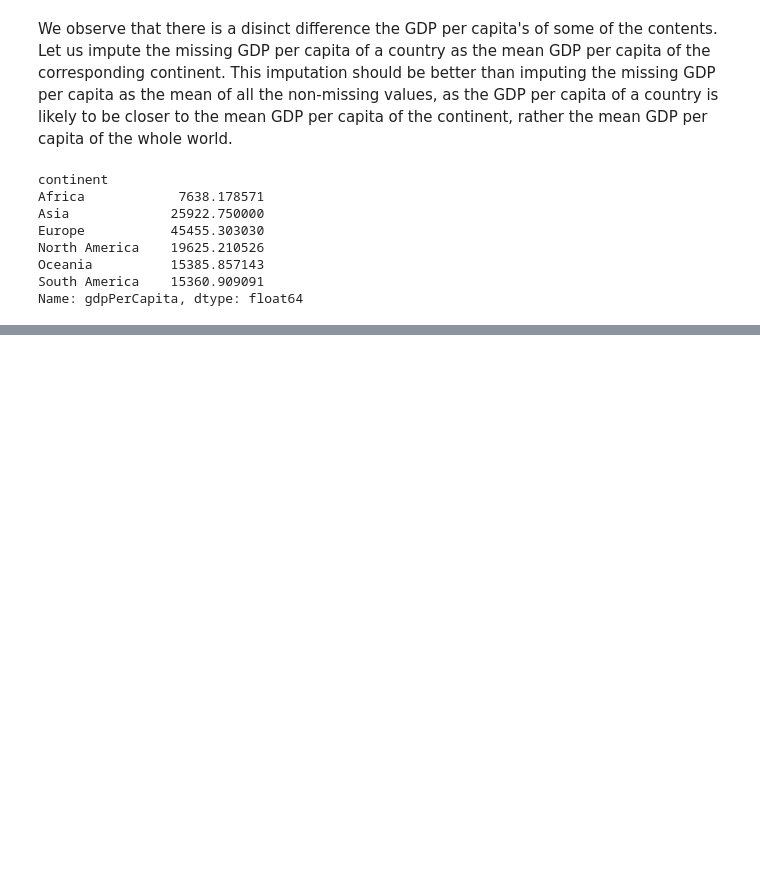
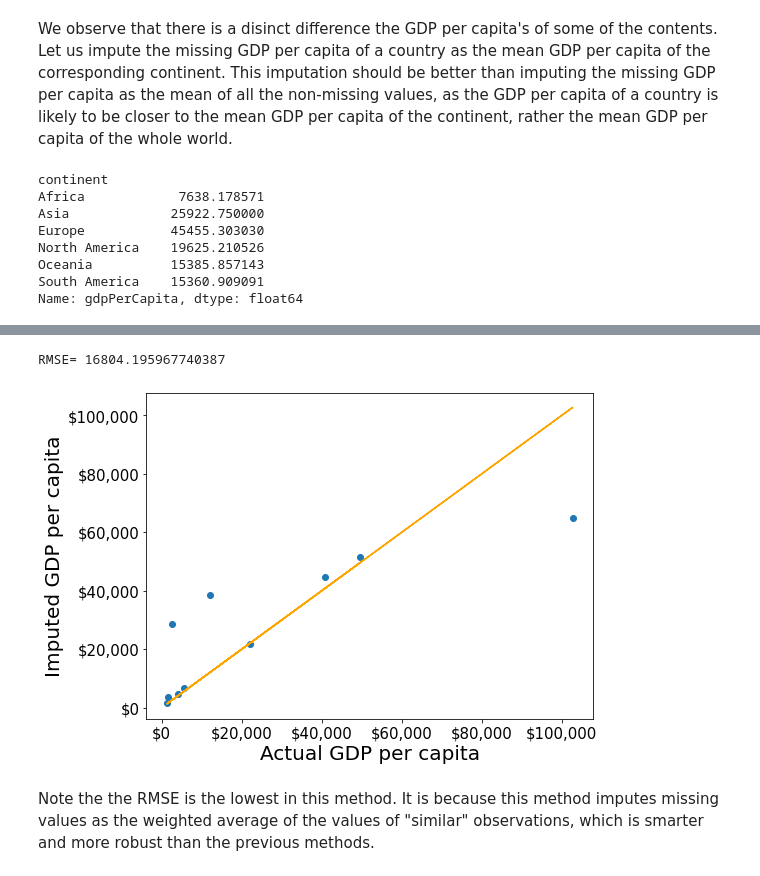
Before and after one commit to NUstat/DataScience_Intro_python, a Jupyter notebook: Data cleaning and preparation.ipynb, the cells around one changed output, grey strips where cells are left out. Saved outputs shown, nothing was run; the diff lists cells and outputs as text; code cells hidden in the pictures; blank space fills up the shorter version.

```diff
--- a/Data cleaning and preparation.ipynb
+++ b/Data cleaning and preparation.ipynb
@@ -254,0 +332,7 @@ The variable *lifeFemale* has the strongest correlation with GDP per capita. Let
+# %%
+plot_actual_vs_predicted()
+# %% [output]
+RMSE= 16804.195967740387
+[figure, added]
+# %% [markdown]
+Note the the RMSE is the lowest in this method. It is because this method imputes missing values as the weighted average of the values of "similar" observations, which is smarter and more robust than the previous methods.
```
Also changed, not shown: parts of 17 cells of this notebook.
